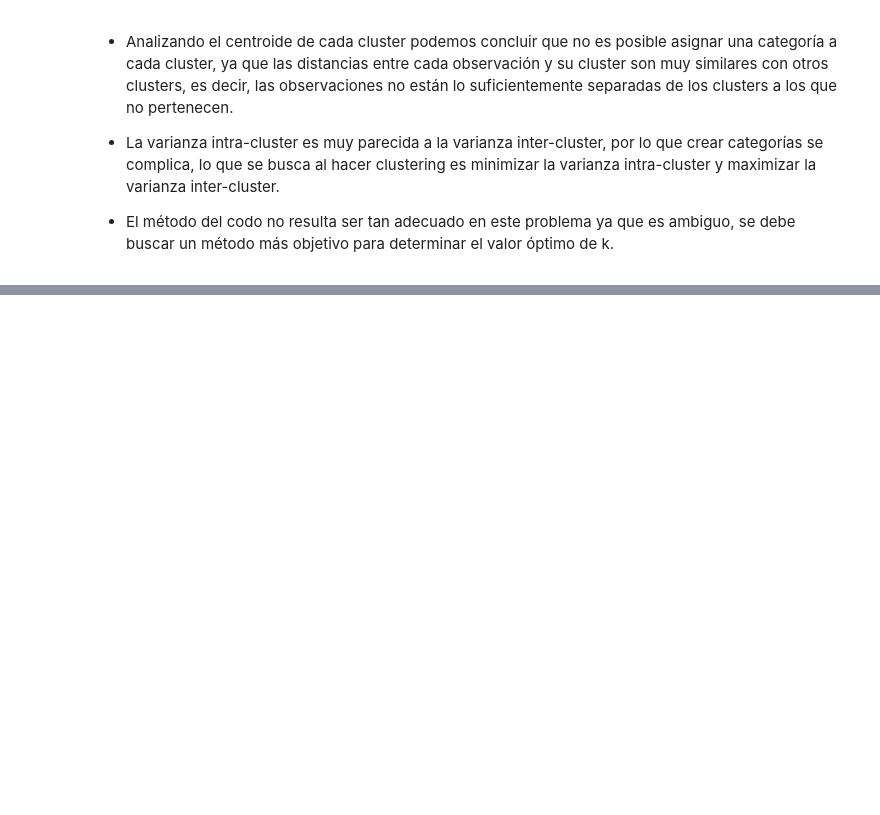
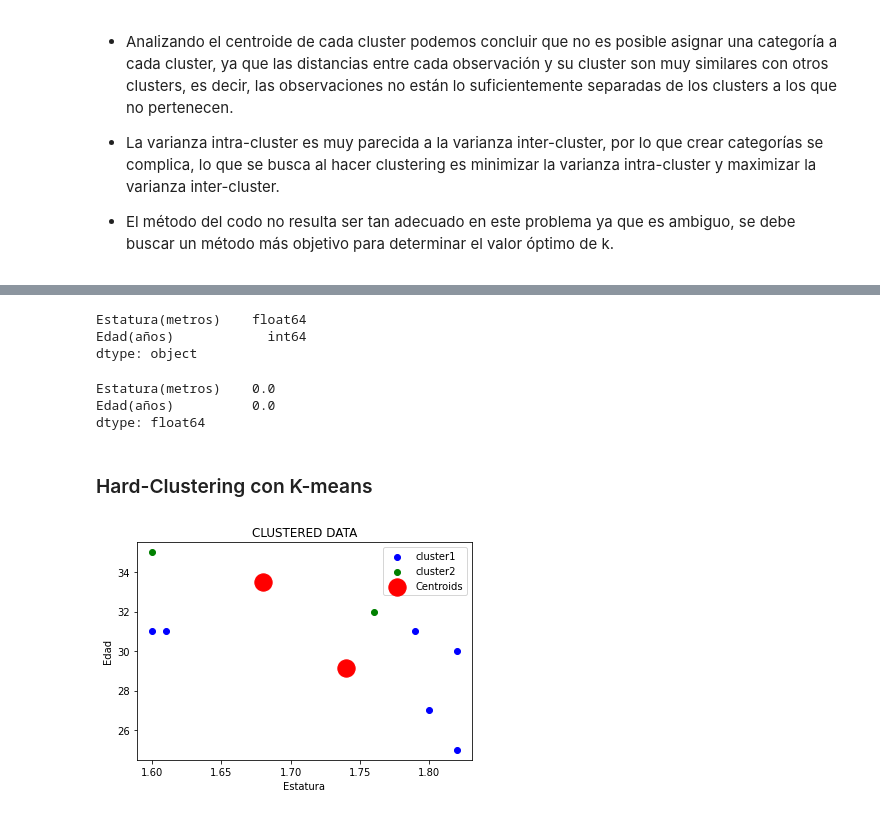
Before and after one commit to navas604/Statistical-Learning-II, a Jupyter notebook: Practica 1 - K-Means Y GMM.ipynb, the cells around one changed output, grey strips where cells are left out. Drawn from its saved outputs; the diff is of its cells as text; code cells hidden in the pictures; blank space fills up the shorter version.

```diff
--- a/Practica 1 - K-Means Y GMM.ipynb
+++ b/Practica 1 - K-Means Y GMM.ipynb
@@ -267,0 +272,2 @@ plt.show()
+# %%
+dataset2 = pd.read_csv("valtest.csv")
@@ -267,0 +302,25 @@ plt.show()
+# %%
+# Validar los tipos de variables
+
+dataset2.dtypes
+# %% [output]
+Estatura(metros)    float64
+Edad(años)            int64
+dtype: object
+# %%
+# Porporción de NaN por columna
+
+dataset2.isna().sum() / len(dataset2)
+# %% [output]
+Estatura(metros)    0.0
+Edad(años)          0.0
+dtype: float64
+# %% [markdown]
+### Hard-Clustering con K-means
+# %%
+k = 2   # Numero de Clusters
+
+clusters, centroids = k_means(k, dataset2)
+plot_clustered_data(clusters, centroids)
+# %% [output]
+[figure, added]
```
Also changed, not shown: parts of 21 cells of this notebook.
